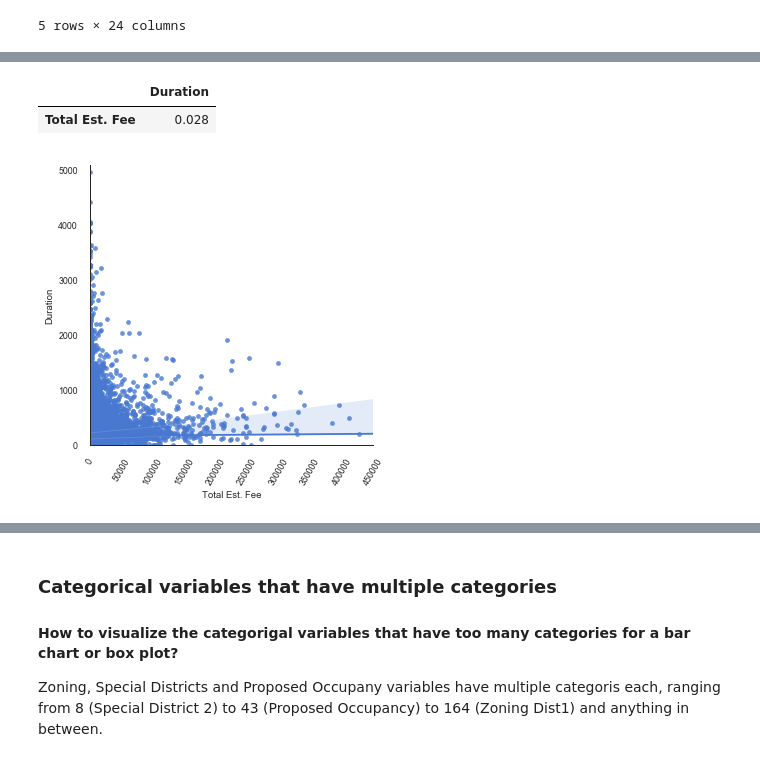
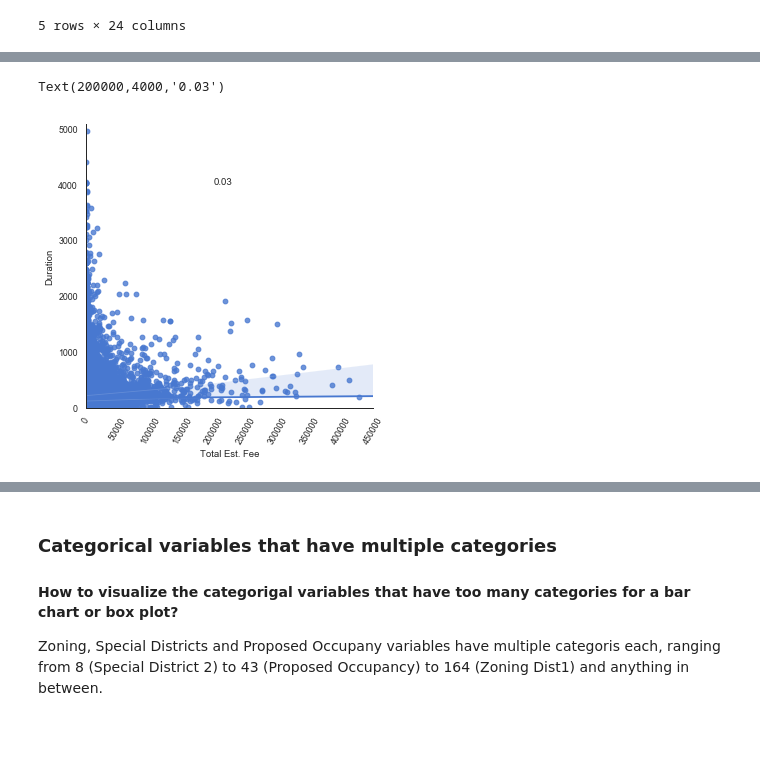
Before and after one commit to anoushavan/Capstone_1, a Jupyter notebook: code/data_story.ipynb, the cells around one changed output, grey strips where cells are left out. Cells and saved outputs as stored; diff of their text form; code cells hidden in the pictures; blank space fills up the shorter version.

```diff
--- a/code/data_story.ipynb
+++ b/code/data_story.ipynb
@@ -395,15 +398,16 @@ Text(0.5,1,'Mean of duration per Borough\n           (black line shows 95% confi
 # %%
 # scatterplot of building permit fee and Duration.
-sns.lmplot(x='Total Est. Fee', y='Duration', data=data)
+g = sns.lmplot(x='Total Est. Fee', y='Duration', data=data)
 plt.xlim(0,450000)
 plt.ylim(0,5080)
 plt.xticks(rotation=60)
 plt.tight_layout()
-data.corr().loc[['Total Est. Fee'],['Duration']].round(3)
+ax = g.ax
+ax.annotate('Corr: "data['Total Est. Fee'].corr(data['Duration']).round(2),
+            xy=(200000,4000), xytext=(200000,4000))
 # %% [output]
-|  | Duration |
-| Total Est. Fee | 0.028 |
+Text(200000,4000,'0.03')
-[figure, old version]
+[figure, new version]
 # %%
 # Histogram of Proposed Zoning square footage.
 fig, ax = plt.subplots(2,1)
```
Also changed, not shown: parts of 40 cells of this notebook.
